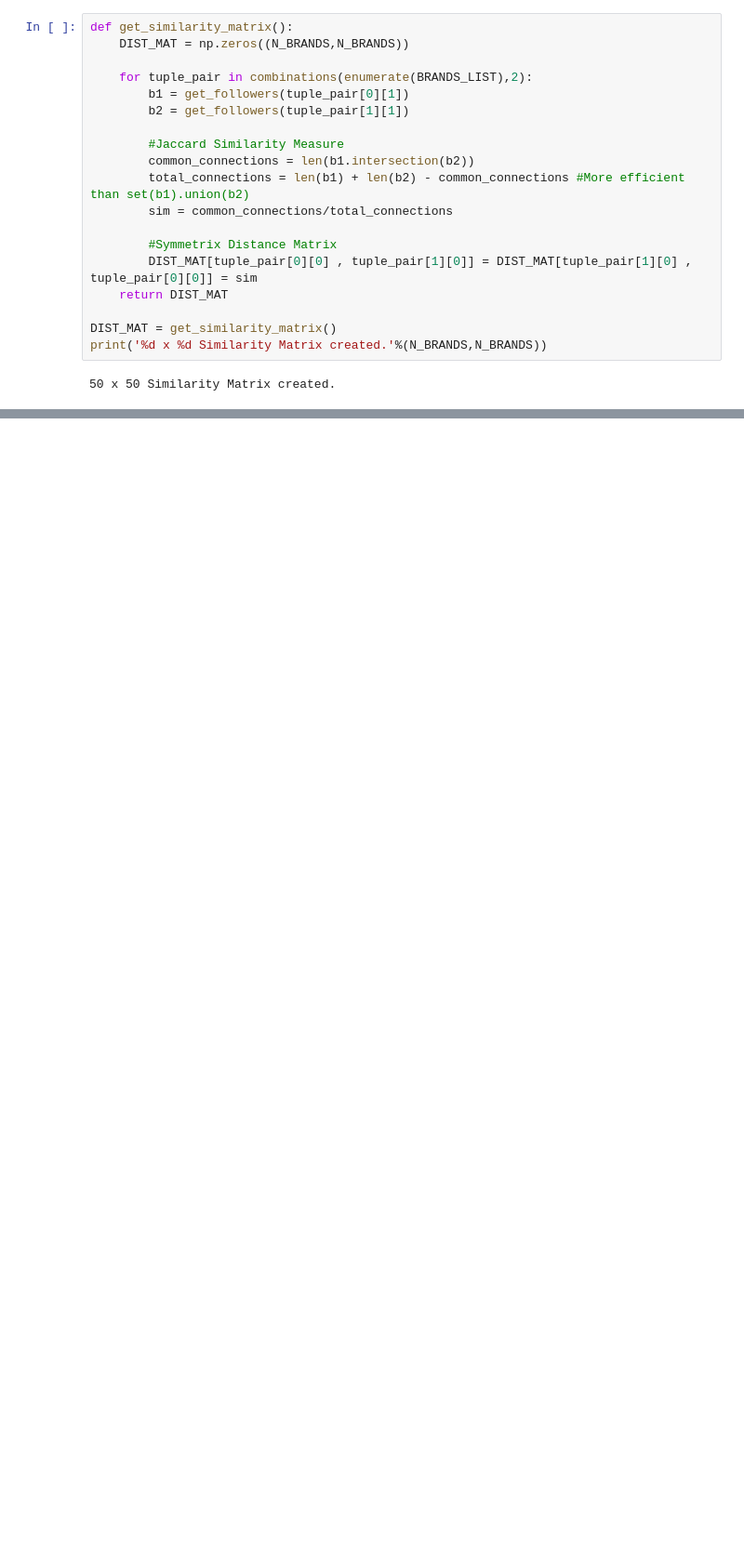
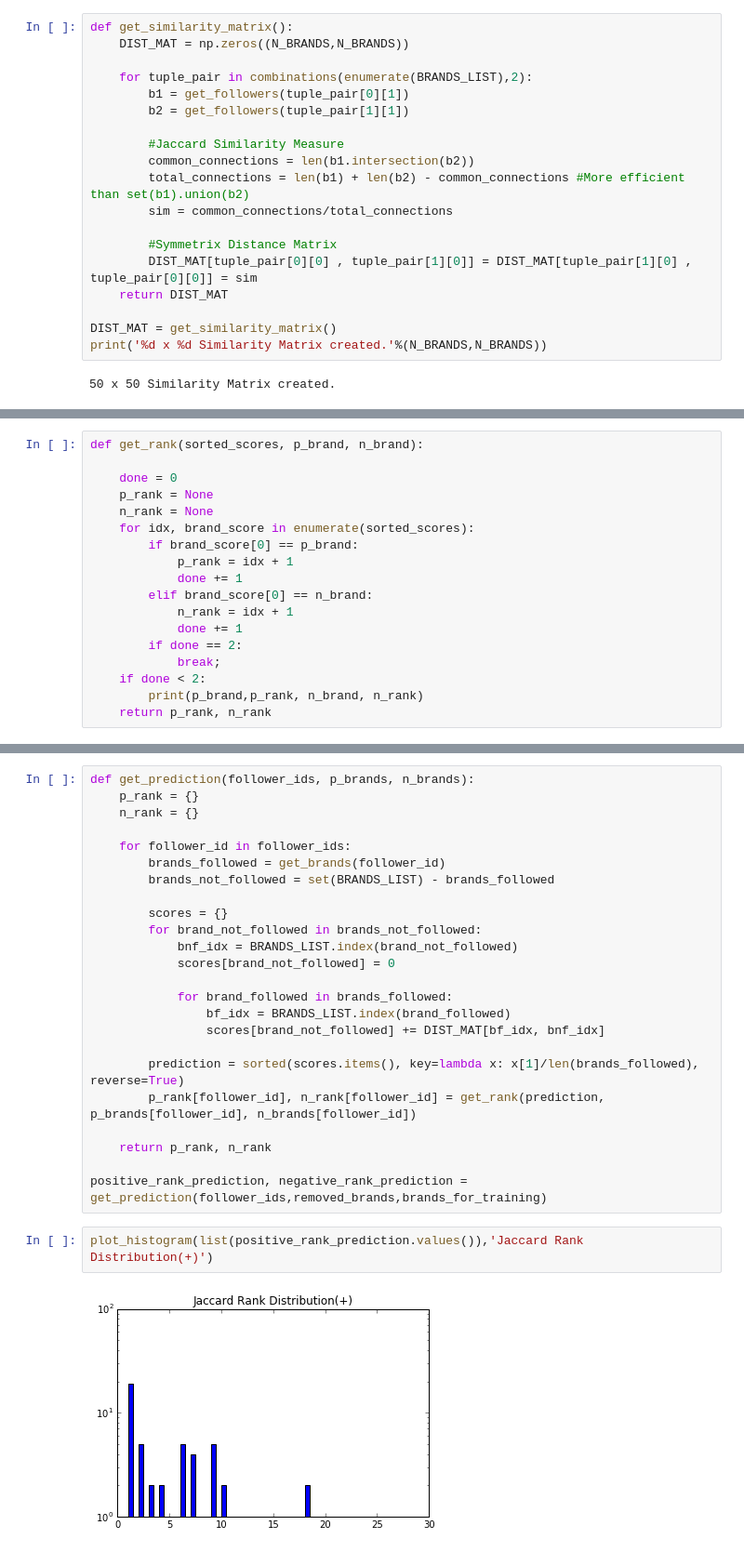
Before and after one commit to tapilab/is-SilambarasanM, a Jupyter notebook: src/Link Prediction II.ipynb, the cells around one changed output, grey strips where cells are left out. Shown at 93% size. Saved outputs shown, nothing was run; the diff lists cells and outputs as text; blank space fills up the shorter version.

```diff
--- a/src/Link Prediction II.ipynb
+++ b/src/Link Prediction II.ipynb
@@ -353,0 +197,18 @@ array([ 1.,  0.,  1., ...,  0.,  1.,  0.])
+# %%
+def get_rank(sorted_scores, p_brand, n_brand):
+
+    done = 0
+    p_rank = None
+    n_rank = None
+    for idx, brand_score in enumerate(sorted_scores):
+        if brand_score[0] == p_brand:
+            p_rank = idx + 1
+            done += 1
+        elif brand_score[0] == n_brand:
+            n_rank = idx + 1
+            done += 1
+        if done == 2:
+            break;
+    if done < 2:
+        print(p_brand,p_rank, n_brand, n_rank)
+    return p_rank, n_rank
@@ -353,0 +223,28 @@ array([ 1.,  0.,  1., ...,  0.,  1.,  0.])
+# %%
+def get_prediction(follower_ids, p_brands, n_brands):
+    p_rank = {}
+    n_rank = {}
+
+    for follower_id in follower_ids:
+        brands_followed = get_brands(follower_id)
+        brands_not_followed = set(BRANDS_LIST) - brands_followed
+
+        scores = {}
+        for brand_not_followed in brands_not_followed:
+            bnf_idx = BRANDS_LIST.index(brand_not_followed)
+            scores[brand_not_followed] = 0
+
+            for brand_followed in brands_followed:
+                bf_idx = BRANDS_LIST.index(brand_followed)
+                scores[brand_not_followed] += DIST_MAT[bf_idx, bnf_idx]
+
+        prediction = sorted(scores.items(), key=lambda x: x[1]/len(brands_followed), reverse=True)
+        p_rank[follower_id], n_rank[follower_id] = get_rank(prediction, p_brands[follower_id], n_brands[follower_id])
+
+    return p_rank, n_rank
+
+positive_rank_prediction, negative_rank_prediction = get_prediction(follower_ids,removed_brands,brands_for_training)
+# %%
+plot_histogram(list(positive_rank_prediction.values()),'Jaccard Rank Distribution(+)')
+# %% [output]
+[figure, added]
```
Also changed, not shown: parts of 44 cells of this notebook.
